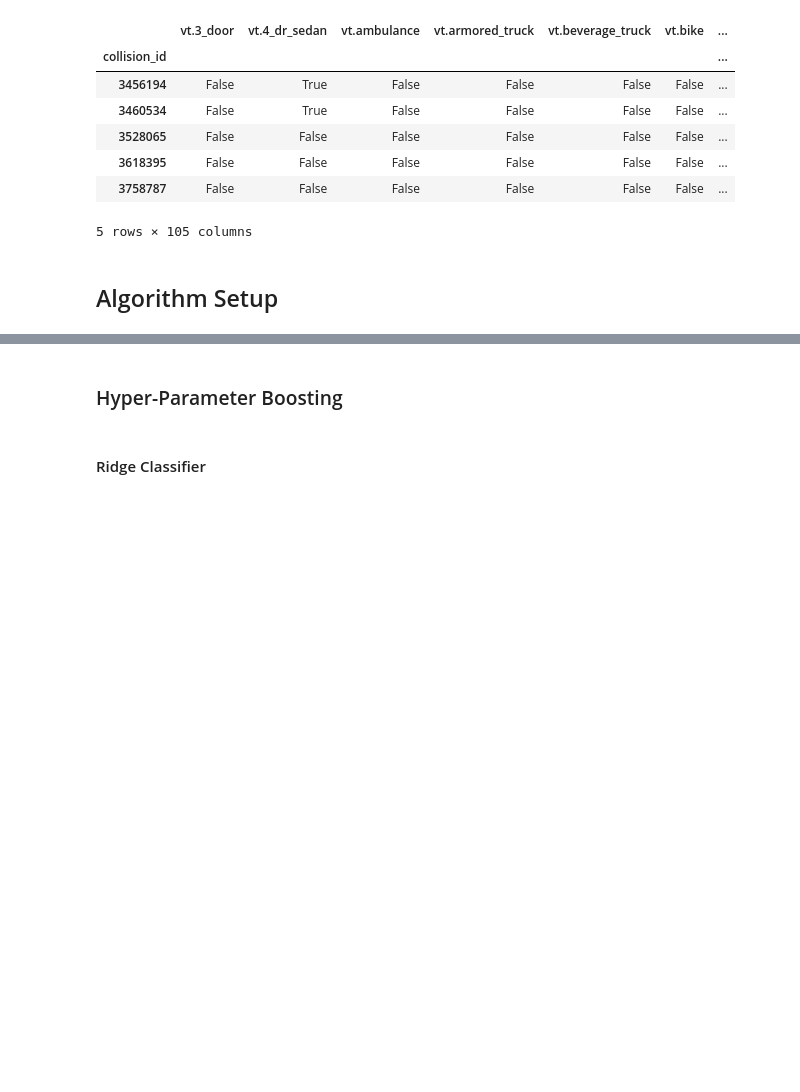
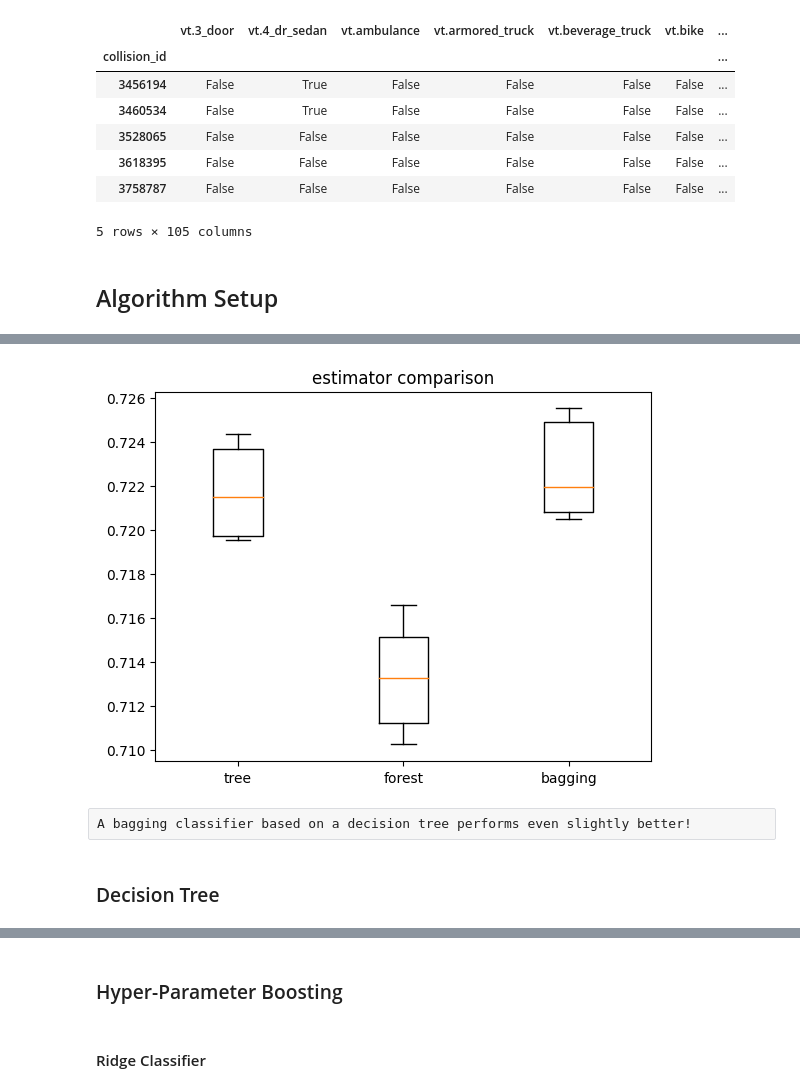
Before and after one commit to schmly/UCDPA_hlaing, a Jupyter notebook: data/ny_motor_vehicle_collisions.ipynb, the cells around one changed output, grey strips where cells are left out. Cells and saved outputs as stored; diff of their text form; code cells hidden in the pictures; blank space fills up the shorter version.

```diff
--- a/data/ny_motor_vehicle_collisions.ipynb
+++ b/data/ny_motor_vehicle_collisions.ipynb
@@ -455,0 +472,18 @@ df_scores
+# %%
+# determine cross-validation score for a list of models
+models_2 = {
+    "tree": DecisionTreeClassifier(max_depth=7, random_state=seed),
+    'forest': RandomForestClassifier(max_depth=7, random_state=seed),
+    'bagging': BaggingClassifier(estimator=DecisionTreeClassifier(max_depth=7), random_state=seed)
+}
+scores_2 = [cross_val_score(clf, X_train, y_train, cv=kf) for clf in models_2.values()]
+# %%
+plt.boxplot(scores_2, labels=models_2.keys())
+plt.title("estimator comparison")
+plt.show()
+# %% [output]
+[figure, added]
+# %% [raw]
+A bagging classifier based on a decision tree performs even slightly better!
+# %% [markdown]
+### Decision Tree
```
Also changed, not shown: parts of 75 cells of this notebook.
